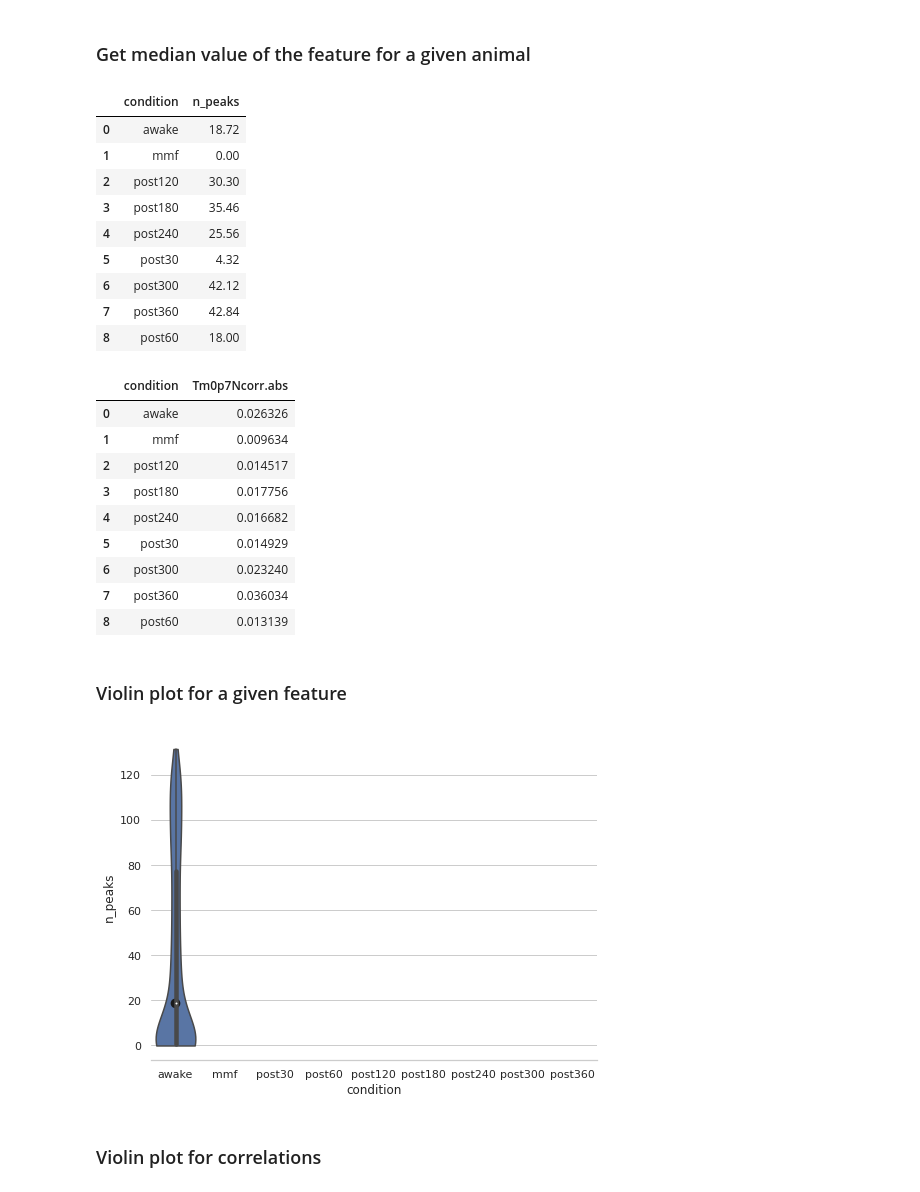
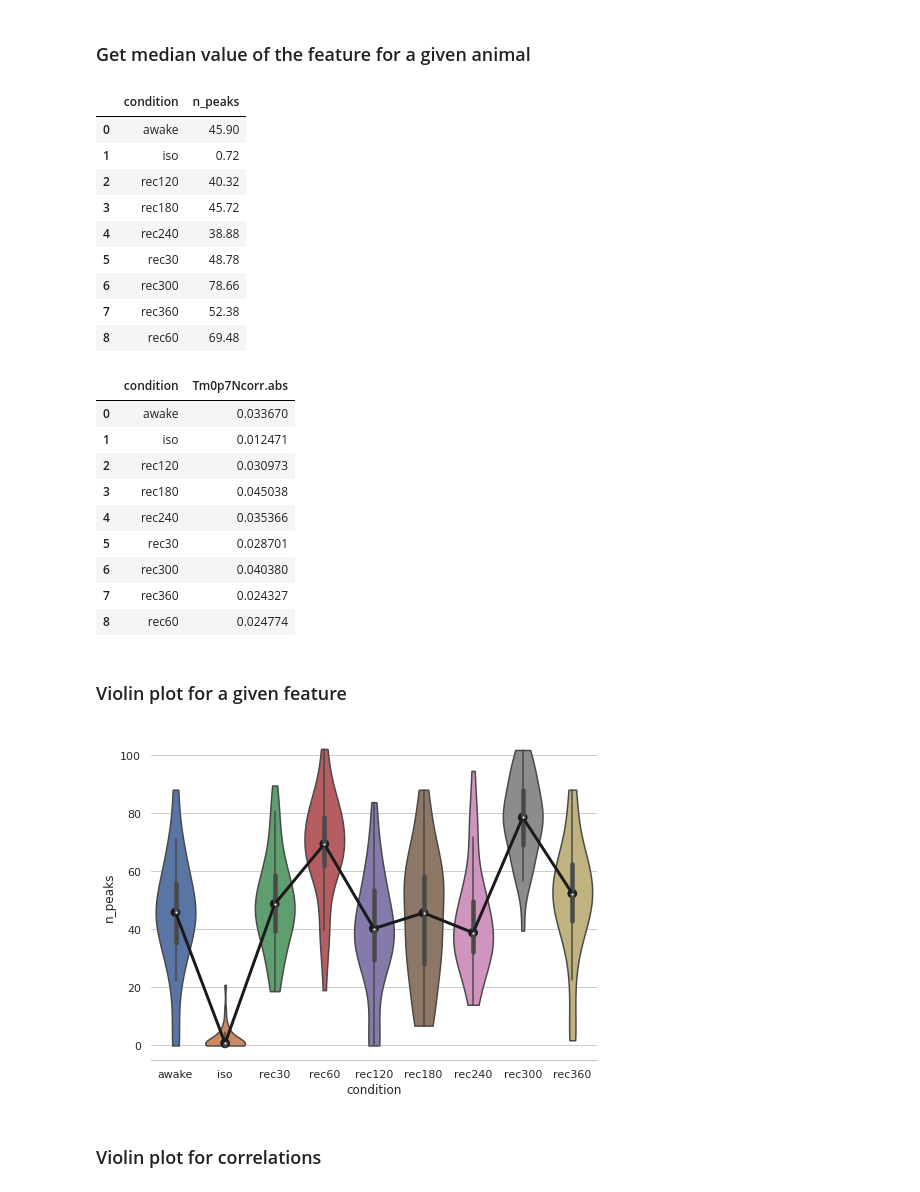
Before and after one commit to mchini/Yang_Chini_et_al, a Jupyter notebook: notebooks/analysis_pipeline_for_concatenated_recordings.ipynb, the cells around one changed output. Cells and saved outputs as stored; diff of their text form; code cells hidden in the pictures.

```diff
--- a/notebooks/analysis_pipeline_for_concatenated_recordings.ipynb
+++ b/notebooks/analysis_pipeline_for_concatenated_recordings.ipynb
@@ -203,8 +237,8 @@ df_corrs.to_pickle("./df_corrs_TS_C_MMF_8237_n_peaks_baseline.pkl")
 # %% [markdown]
 # Load reprocessed data
 # %%
-df_estimators = pd.read_pickle("./df_estimators_TS_C_MMF_8237_n_peaks_baseline.pkl")
-df_corrs = pd.read_pickle("./df_corrs_TS_C_MMF_8237_n_peaks_baseline.pkl")
+df_estimators = pd.read_pickle("./df_estimators_TS_C_ISO_8235_n_peaks_baseline.pkl")
+df_corrs = pd.read_pickle("./df_corrs_TS_C_ISO_8235_n_peaks_baseline.pkl")
 # %% [markdown]
 ### Check availible conditions
 # %%
@@ -257,46 +292,46 @@ df_corrs.describe()
 # %% [markdown]
 ### Get median value of the feature for a given animal
 # %%
-df_estimators[(df_estimators.animal=='TS_C_MMF_8237')].groupby('condition', as_index=False)['n_peaks'].median()
+df_estimators[(df_estimators.animal=='TS_C_ISO_8235')].groupby('condition', as_index=False)['n_peaks'].median()
 # %% [output]
 |  | condition | n_peaks |
-| 0 | awake | 18.72 |
-| 1 | mmf | 0.00 |
-| 2 | post120 | 30.30 |
-| 3 | post180 | 35.46 |
-| 4 | post240 | 25.56 |
-| 5 | post30 | 4.32 |
-| 6 | post300 | 42.12 |
-| 7 | post360 | 42.84 |
-| 8 | post60 | 18.00 |
+| 0 | awake | 45.90 |
+| 1 | iso | 0.72 |
+| 2 | rec120 | 40.32 |
+| 3 | rec180 | 45.72 |
+| 4 | rec240 | 38.88 |
+| 5 | rec30 | 48.78 |
+| 6 | rec300 | 78.66 |
+| 7 | rec360 | 52.38 |
+| 8 | rec60 | 69.48 |
 # %%
 df_corrs[(df_corrs['Tm0p7Ncorr.abs'] < 0.999)].groupby('condition', as_index=False)['Tm0p7Ncorr.abs'].median()
 # %% [output]
 |  | condition | Tm0p7Ncorr.abs |
-| 0 | awake | 0.026326 |
-| 1 | mmf | 0.009634 |
-| 2 | post120 | 0.014517 |
-| 3 | post180 | 0.017756 |
-| 4 | post240 | 0.016682 |
-| 5 | post30 | 0.014929 |
-| 6 | post300 | 0.023240 |
-| 7 | post360 | 0.036034 |
-| 8 | post60 | 0.013139 |
+| 0 | awake | 0.033670 |
+| 1 | iso | 0.012471 |
+| 2 | rec120 | 0.030973 |
+| 3 | rec180 | 0.045038 |
+| 4 | rec240 | 0.035366 |
+| 5 | rec30 | 0.028701 |
+| 6 | rec300 | 0.040380 |
+| 7 | rec360 | 0.024327 |
+| 8 | rec60 | 0.024774 |
 # %% [markdown]
 ### Violin plot for a given feature
 # %%
 feature = 'n_peaks' # number of peaks per min
-conditions = ["awake","mmf","post30","post60","post120","post180","post240","post300","post360"]
+conditions = ["awake","iso","rec30","rec60","rec120","rec180","rec240","rec300","rec360"]
 
 f, axes = plt.subplots(1, 1, figsize=(8, 6), sharex=True)
 sns.despine(left=True)
 #axes.set_ylim([0, 100.0])
 sns.violinplot(x='condition', y=feature, data=df_estimators,ax=axes,order = conditions,scale='width',cut=0)
 sns.pointplot(x='condition', y=feature, markers='o', scale=1.1, color='k',data=df_estimators.groupby('condition', as_index=False)[feature].median(), ax=axes,order=conditions)
 plt.savefig("n_peaks.png")
 plt.savefig("n_peaks.eps")
 # %% [output]
-[figure, old version]
+[figure, new version]
 # %% [markdown]
 ### Violin plot for correlations
 # %%
```
Also changed, not shown: parts of 9 cells of this notebook, 6 other files.
